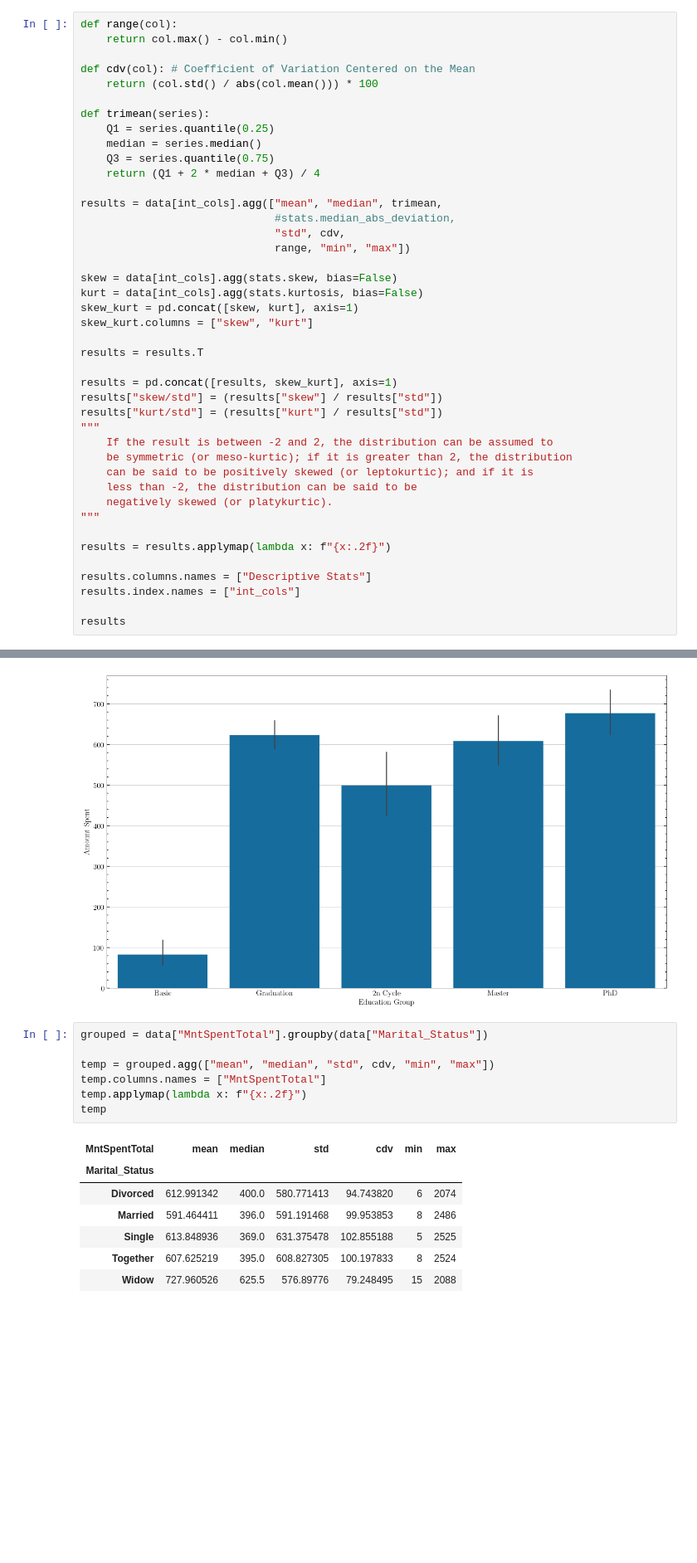
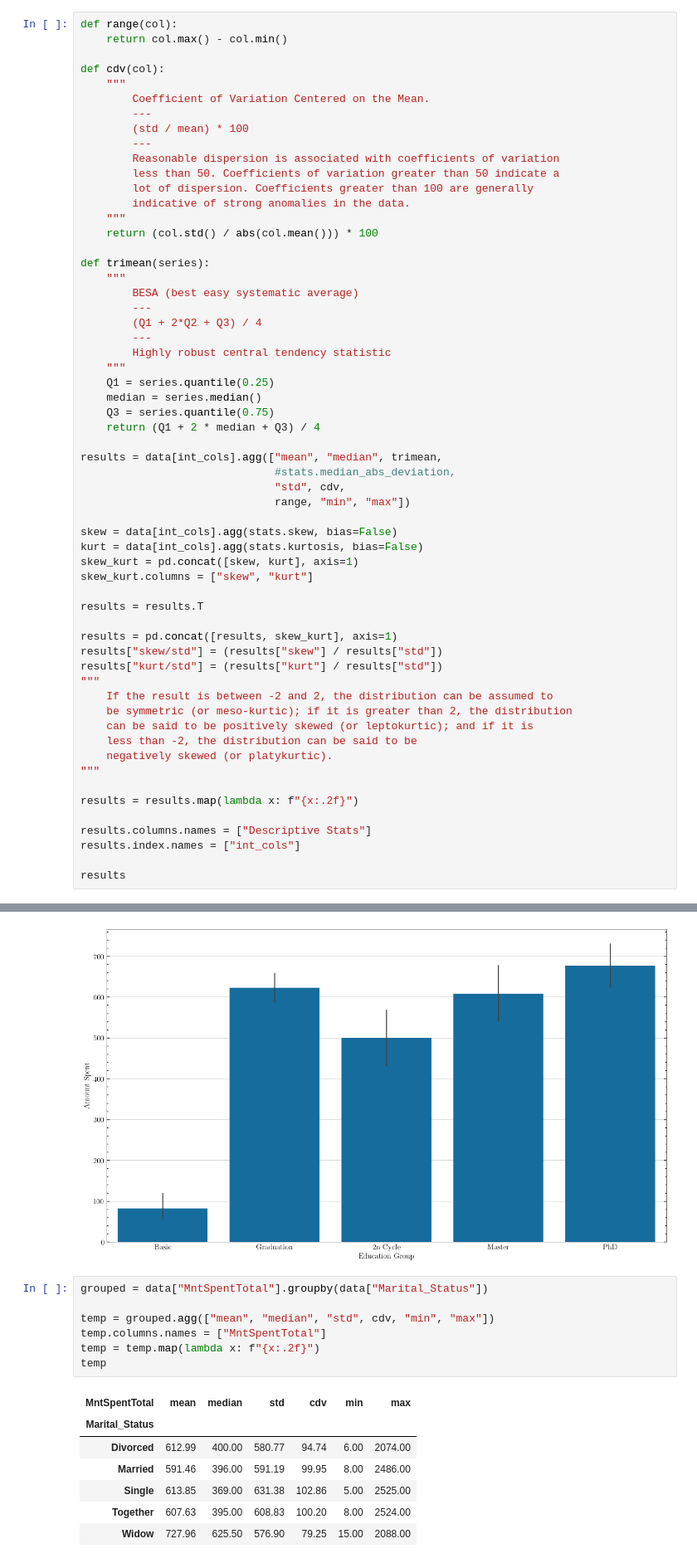
Before and after one commit to almanzanas/ifoodDataAnalystTest, a Jupyter notebook: notebooks/02_descriptive.ipynb, the cells around one changed output, grey strips where cells are left out. Shown at 83% size. Cells and saved outputs as stored; diff of their text form; blank space fills up the shorter version.

```diff
--- a/notebooks/02_descriptive.ipynb
+++ b/notebooks/02_descriptive.ipynb
@@ -444,10 +444,27 @@ results
 def range(col):
     return col.max() - col.min()
 
-def cdv(col): # Coefficient of Variation Centered on the Mean
+def cdv(col):
+    """
+        Coefficient of Variation Centered on the Mean.
+        ---
+        (std / mean) * 100
+        ---
+        Reasonable dispersion is associated with coefficients of variation
+        less than 50. Coefficients of variation greater than 50 indicate a
+        lot of dispersion. Coefficients greater than 100 are generally
+        indicative of strong anomalies in the data.
+    """
     return (col.std() / abs(col.mean())) * 100
 
 def trimean(series):
+    """
+        BESA (best easy systematic average)
+        ---
+        (Q1 + 2*Q2 + Q3) / 4
+        ---
+        Highly robust central tendency statistic
+    """
     Q1 = series.quantile(0.25)
     median = series.median()
     Q3 = series.quantile(0.75)
@@ -476,7 +493,7 @@ results["kurt/std"] = (results["kurt"] / results["std"])
     negatively skewed (or platykurtic).
 """
 
-results = results.applymap(lambda x: f"{x:.2f}")
+results = results.map(lambda x: f"{x:.2f}")
 
 results.columns.names = ["Descriptive Stats"]
 results.index.names = ["int_cols"]
@@ -590,18 +618,18 @@ with plt.style.context(["seaborn-v0_8-colorblind",
 # %%
 grouped = data["MntSpentTotal"].groupby(data["Marital_Status"])
 
 temp = grouped.agg(["mean", "median", "std", cdv, "min", "max"])
 temp.columns.names = ["MntSpentTotal"]
-temp.applymap(lambda x: f"{x:.2f}")
+temp = temp.map(lambda x: f"{x:.2f}")
 temp
 # %% [output]
 | MntSpentTotal | mean | median | std | cdv | min | max |
 | Marital_Status |  |  |  |  |  |  |
-| Divorced | 612.991342 | 400.0 | 580.771413 | 94.743820 | 6 | 2074 |
-| Married | 591.464411 | 396.0 | 591.191468 | 99.953853 | 8 | 2486 |
-| Single | 613.848936 | 369.0 | 631.375478 | 102.855188 | 5 | 2525 |
-| Together | 607.625219 | 395.0 | 608.827305 | 100.197833 | 8 | 2524 |
-| Widow | 727.960526 | 625.5 | 576.89776 | 79.248495 | 15 | 2088 |
+| Divorced | 612.99 | 400.00 | 580.77 | 94.74 | 6.00 | 2074.00 |
+| Married | 591.46 | 396.00 | 591.19 | 99.95 | 8.00 | 2486.00 |
+| Single | 613.85 | 369.00 | 631.38 | 102.86 | 5.00 | 2525.00 |
+| Together | 607.63 | 395.00 | 608.83 | 100.20 | 8.00 | 2524.00 |
+| Widow | 727.96 | 625.50 | 576.90 | 79.25 | 15.00 | 2088.00 |
 # %%
 with plt.style.context(["seaborn-v0_8-colorblind",
                    "./mplstyle/basic.mplstyle",
```
Also changed, not shown: parts of 9 cells of this notebook, 1 other file.
